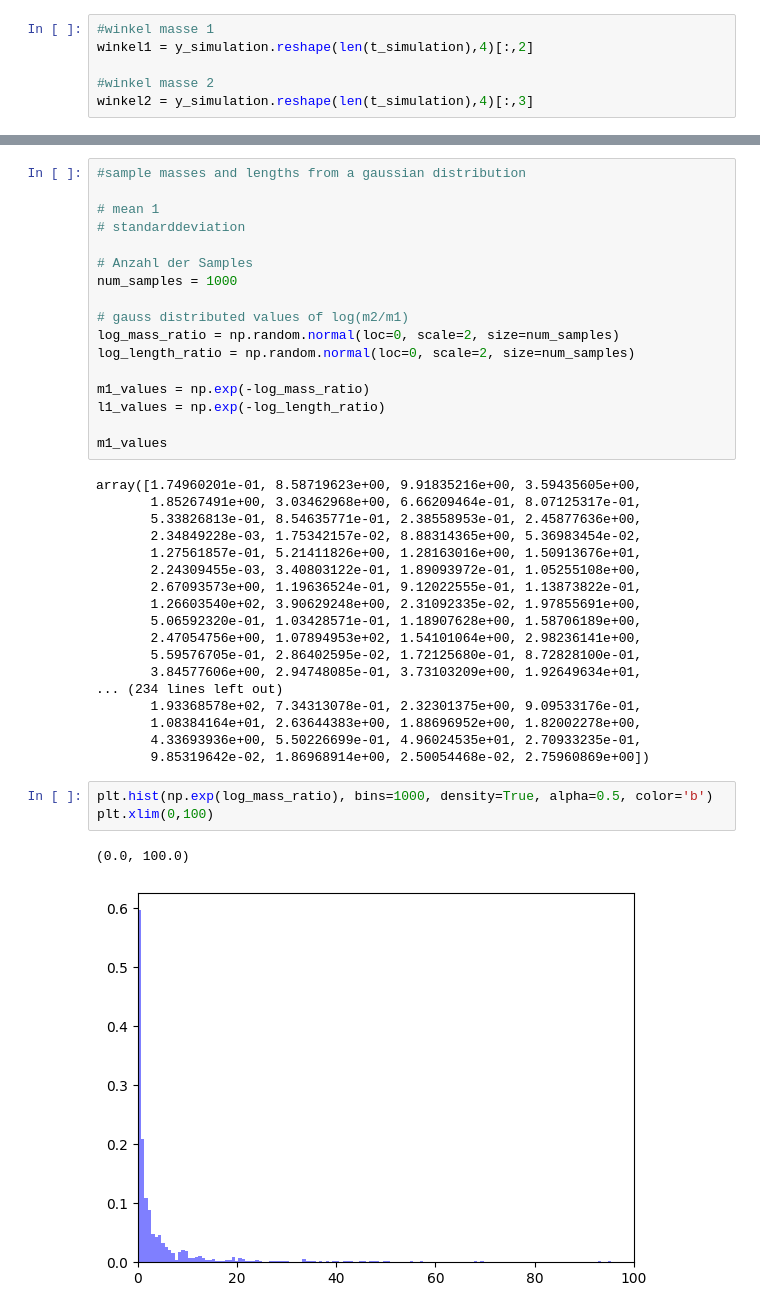
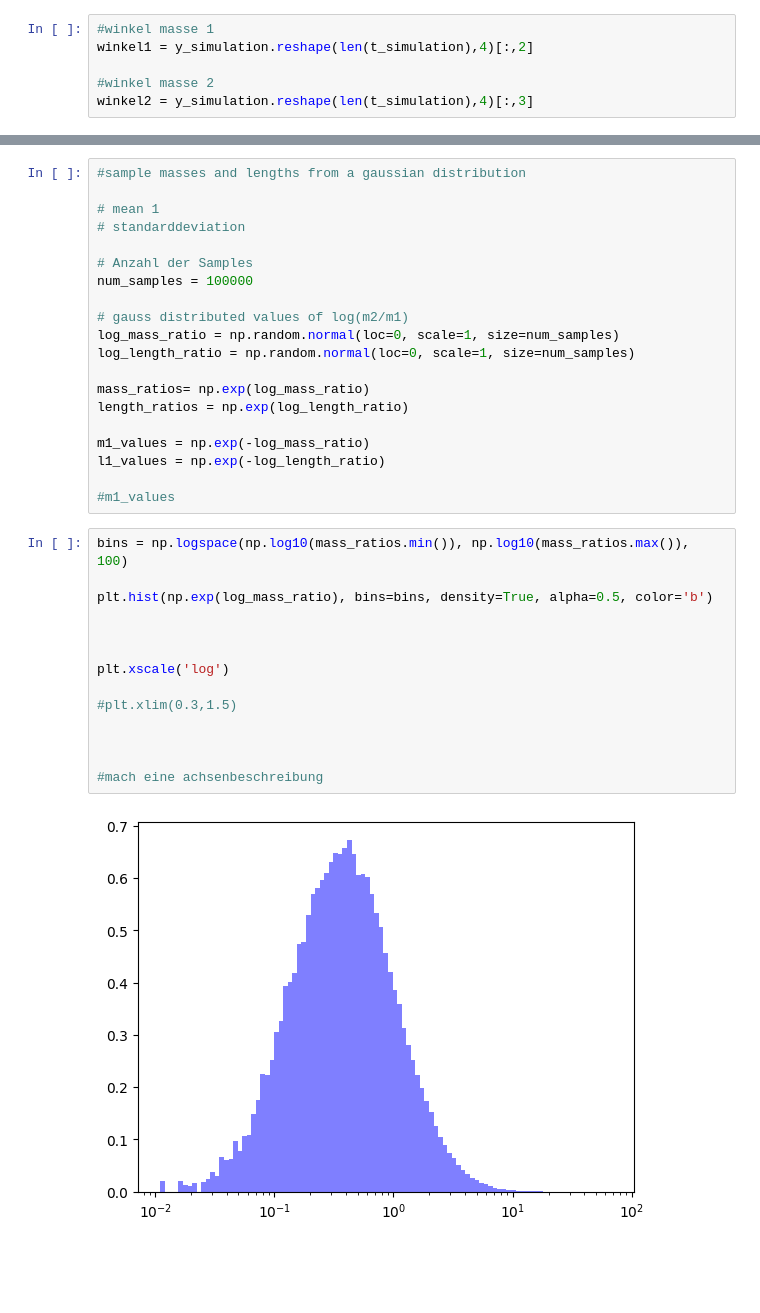
Before and after one commit to maraludwig/doublependulum, a Jupyter notebook: DPSimulation.ipynb, the cells around one changed output, grey strips where cells are left out. Saved outputs shown, nothing was run; the diff lists cells and outputs as text; blank space fills up the shorter version.

```diff
--- a/DPSimulation.ipynb
+++ b/DPSimulation.ipynb
@@ -125,40 +125,35 @@ plt.gca().invert_yaxis()  # Y-Achse umdrehen
 # standarddeviation
 
 # Anzahl der Samples
-num_samples = 1000
+num_samples = 100000
 
 # gauss distributed values of log(m2/m1)
-log_mass_ratio = np.random.normal(loc=0, scale=2, size=num_samples)
-log_length_ratio = np.random.normal(loc=0, scale=2, size=num_samples)
+log_mass_ratio = np.random.normal(loc=0, scale=1, size=num_samples)
+log_length_ratio = np.random.normal(loc=0, scale=1, size=num_samples)
+
+mass_ratios= np.exp(log_mass_ratio)
+length_ratios = np.exp(log_length_ratio)
 
 m1_values = np.exp(-log_mass_ratio)
 l1_values = np.exp(-log_length_ratio)
 
-m1_values
+#m1_values
-# %% [output]
-array([1.74960201e-01, 8.58719623e+00, 9.91835216e+00, 3.59435605e+00,
-       1.85267491e+00, 3.03462968e+00, 6.66209464e-01, 8.07125317e-01,
-       5.33826813e-01, 8.54635771e-01, 2.38558953e-01, 2.45877636e+00,
-       2.34849228e-03, 1.75342157e-02, 8.88314365e+00, 5.36983454e-02,
-       1.27561857e-01, 5.21411826e+00, 1.28163016e+00, 1.50913676e+01,
-       2.24309455e-03, 3.40803122e-01, 1.89093972e-01, 1.05255108e+00,
-       2.67093573e+00, 1.19636524e-01, 9.12022555e-01, 1.13873822e-01,
-       1.26603540e+02, 3.90629248e+00, 2.31092335e-02, 1.97855691e+00,
-       5.06592320e-01, 1.03428571e-01, 1.18907628e+00, 1.58706189e+00,
-       2.47054756e+00, 1.07894953e+02, 1.54101064e+00, 2.98236141e+00,
-       5.59576705e-01, 2.86402595e-02, 1.72125680e-01, 8.72828100e-01,
-       3.84577606e+00, 2.94748085e-01, 3.73103209e+00, 1.92649634e+01,
-... (234 lines left out)
-       1.93368578e+02, 7.34313078e-01, 2.32301375e+00, 9.09533176e-01,
-       1.08384164e+01, 2.63644383e+00, 1.88696952e+00, 1.82002278e+00,
-       4.33693936e+00, 5.50226699e-01, 4.96024535e+01, 2.70933235e-01,
-       9.85319642e-02, 1.86968914e+00, 2.50054468e-02, 2.75960869e+00])
 # %%
-plt.hist(np.exp(log_mass_ratio), bins=1000, density=True, alpha=0.5, color='b')
-plt.xlim(0,100)
+bins = np.logspace(np.log10(mass_ratios.min()), np.log10(mass_ratios.max()), 100)
+
+plt.hist(np.exp(log_mass_ratio), bins=bins, density=True, alpha=0.5, color='b')
+
+
+
+plt.xscale('log')
+
+#plt.xlim(0.3,1.5)
+
+
+
+#mach eine achsenbeschreibung
 # %% [output]
-(0.0, 100.0)
-[figure, old version]
+[figure, new version]
 # %%
 #m1_values = np.arange(1,10,0.1)
 print('N_m', len(m1_values))
```
Also changed, not shown: parts of 25 cells of this notebook.
